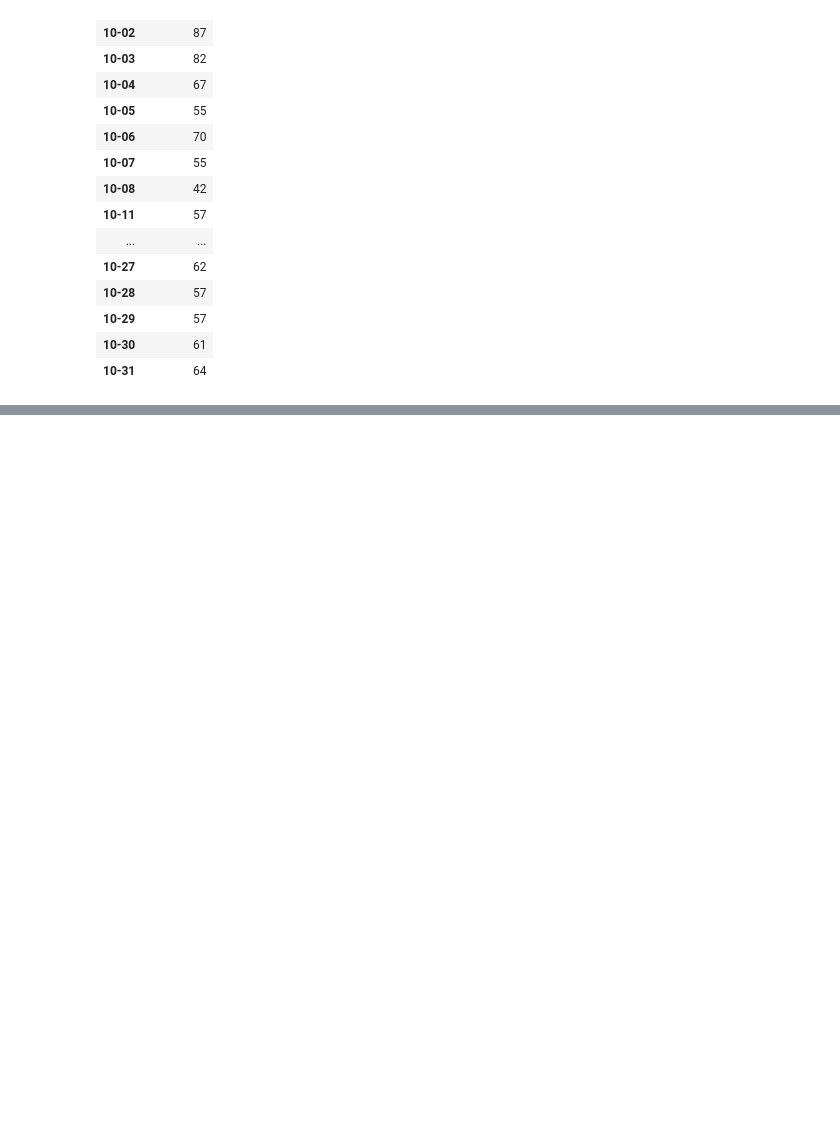
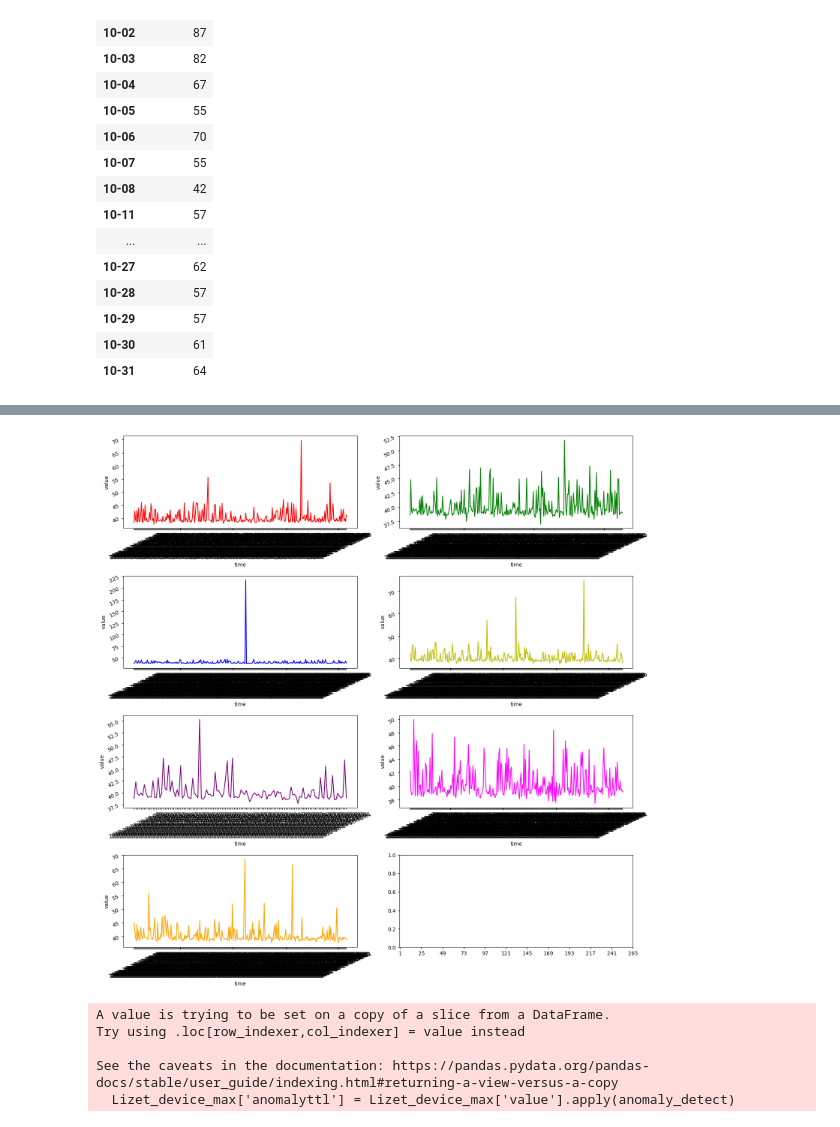
Before and after one commit to internet-equity/netrics-data, a Jupyter notebook: code/Lizet/anomaly2.Lizet-Copy1.ipynb, the cells around one changed output, grey strips where cells are left out. Saved outputs shown, nothing was run; the diff lists cells and outputs as text; code cells hidden in the pictures; blank space fills up the shorter version.

```diff
--- a/code/Lizet/anomaly2.Lizet-Copy1.ipynb
+++ b/code/Lizet/anomaly2.Lizet-Copy1.ipynb
@@ -443,0 +483,52 @@ anomaly_df
+# %%
+#This code plots 7 time series graphs with the correct x variable of time.
+fig,ax =  plt.subplots( 4, 2,
+                       figsize = ( 15, 15))
+
+sns.lineplot( x = "time", y = "value",
+             color = 'r', data = day1,
+             ax = ax[0][0])
+ax[0][0].tick_params(labelrotation = 25)
+plt.xticks(np.arange(1,288, 24))
+
+sns.lineplot( x = "time", y = "value",
+             color = 'g', data = day2,
+             ax = ax[0][1])
+ax[0][1].tick_params(labelrotation = 25)
+plt.xticks(np.arange(1,288, 24))
+
+sns.lineplot(x = "time", y = "value",
+             color = 'b', data = day3,
+             ax = ax[1][0])
+ax[1][0].tick_params(labelrotation = 25)
+plt.xticks(np.arange(1,288, 24))
+
+
+sns.lineplot(x = "time", y = "value",
+             color = 'y', data = day4,
+             ax = ax[1][1])
+ax[1][1].tick_params(labelrotation = 25)
+plt.xticks(np.arange(1,288, 24))
+
+sns.lineplot( x = "time", y = "value",
+             color = 'purple', data = day5,
+             ax = ax[2][0])
+ax[2][0].tick_params(labelrotation = 25)
+plt.xticks(np.arange(1,288, 24))
+
+sns.lineplot( x = "time", y = "value",
+             color = 'magenta', data = day6,
+             ax = ax[2][1])
+ax[2][1].tick_params(labelrotation = 25)
+plt.xticks(np.arange(1,288, 24))
+
+sns.lineplot( x = "time", y = "value",
+             color = 'orange', data = day7,
+             ax = ax[3][0])
+ax[3][0].tick_params(labelrotation = 25)
+plt.xticks(np.arange(1,288, 24))
+
+
+fig.tight_layout(pad = 1.2)
+# %% [output]
+[figure, added]
@@ -443,0 +544,9 @@ anomaly_df
+# %%
+#Added a column to the original cleaned df that ticks if the latency value meet or exceeds the given threshold
+Lizet_device_max['anomalyttl'] = Lizet_device_max['value'].apply(anomaly_detect)
+# %% [output]
+A value is trying to be set on a copy of a slice from a DataFrame.
+Try using .loc[row_indexer,col_indexer] = value instead
+
+See the caveats in the documentation: https://pandas.pydata.org/pandas-docs/stable/user_guide/indexing.html#returning-a-view-versus-a-copy
+  Lizet_device_max['anomalyttl'] = Lizet_device_max['value'].apply(anomaly_detect)
```
Also changed, not shown: parts of 8 cells of this notebook.
